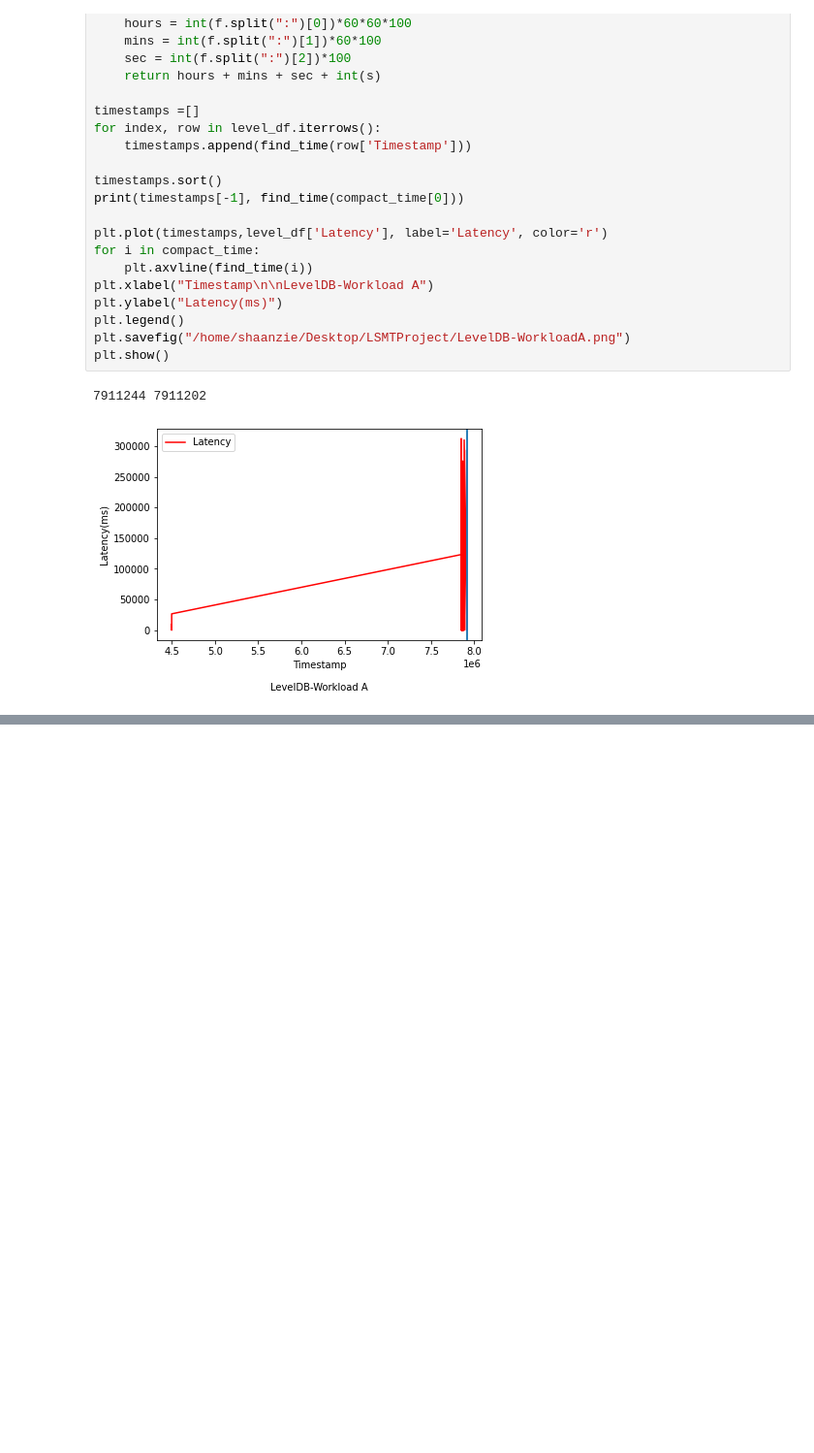
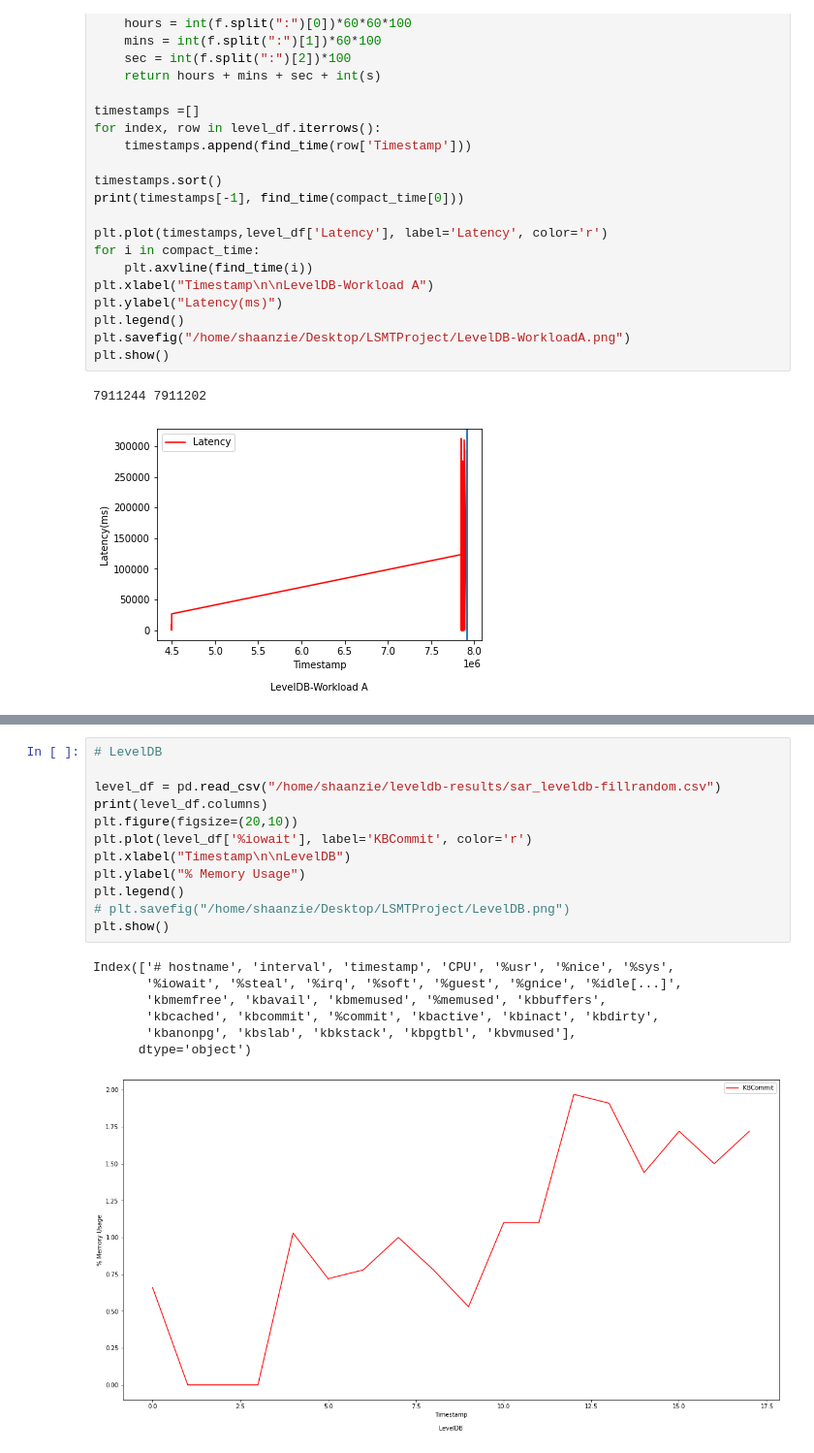
Before and after one commit to shaanzie/lsmt-research, a Jupyter notebook: scripts/parsing_scripts/Latency Graphs.ipynb, the cells around one changed output, grey strips where cells are left out. Shown at 97% size. Saved outputs shown, nothing was run; the diff lists cells and outputs as text; blank space fills up the shorter version.

```diff
--- a/scripts/parsing_scripts/Latency Graphs.ipynb
+++ b/scripts/parsing_scripts/Latency Graphs.ipynb
@@ -50,0 +81,20 @@ plt.show()
+# %%
+# LevelDB
+
+level_df = pd.read_csv("/home/shaanzie/leveldb-results/sar_leveldb-fillrandom.csv")
+print(level_df.columns)
+plt.figure(figsize=(20,10))
+plt.plot(level_df['%iowait'], label='KBCommit', color='r')
+plt.xlabel("Timestamp\n\nLevelDB")
+plt.ylabel("% Memory Usage")
+plt.legend()
+# plt.savefig("/home/shaanzie/Desktop/LSMTProject/LevelDB.png")
+plt.show()
+# %% [output]
+Index(['# hostname', 'interval', 'timestamp', 'CPU', '%usr', '%nice', '%sys',
+       '%iowait', '%steal', '%irq', '%soft', '%guest', '%gnice', '%idle[...]',
+       'kbmemfree', 'kbavail', 'kbmemused', '%memused', 'kbbuffers',
+       'kbcached', 'kbcommit', '%commit', 'kbactive', 'kbinact', 'kbdirty',
+       'kbanonpg', 'kbslab', 'kbkstack', 'kbpgtbl', 'kbvmused'],
+      dtype='object')
+[figure, added]
```
Also changed, not shown: parts of 1 cell of this notebook, 1 other file.
